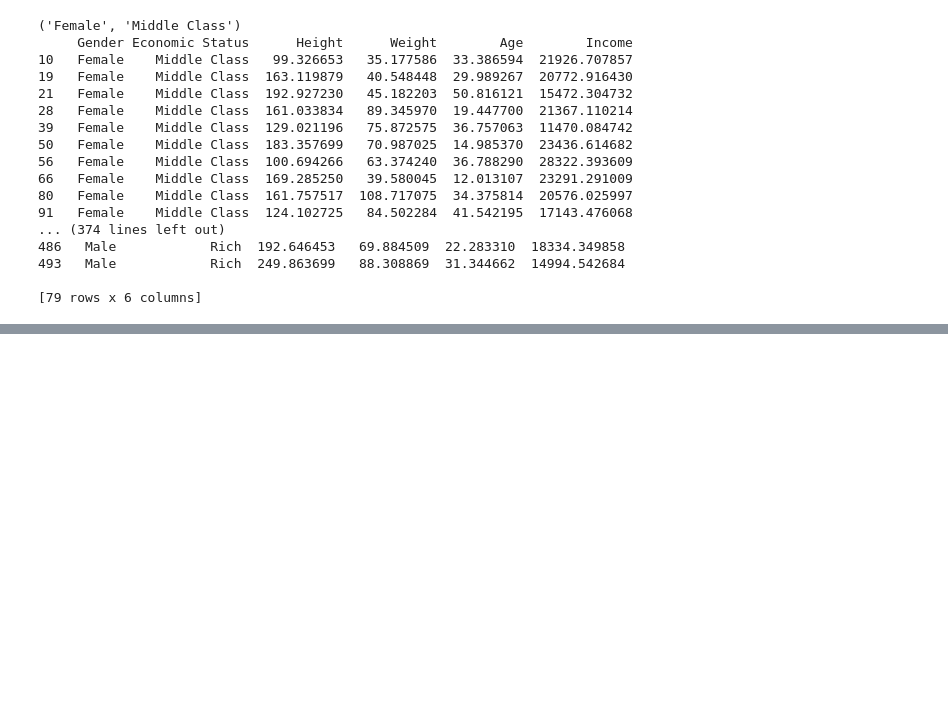
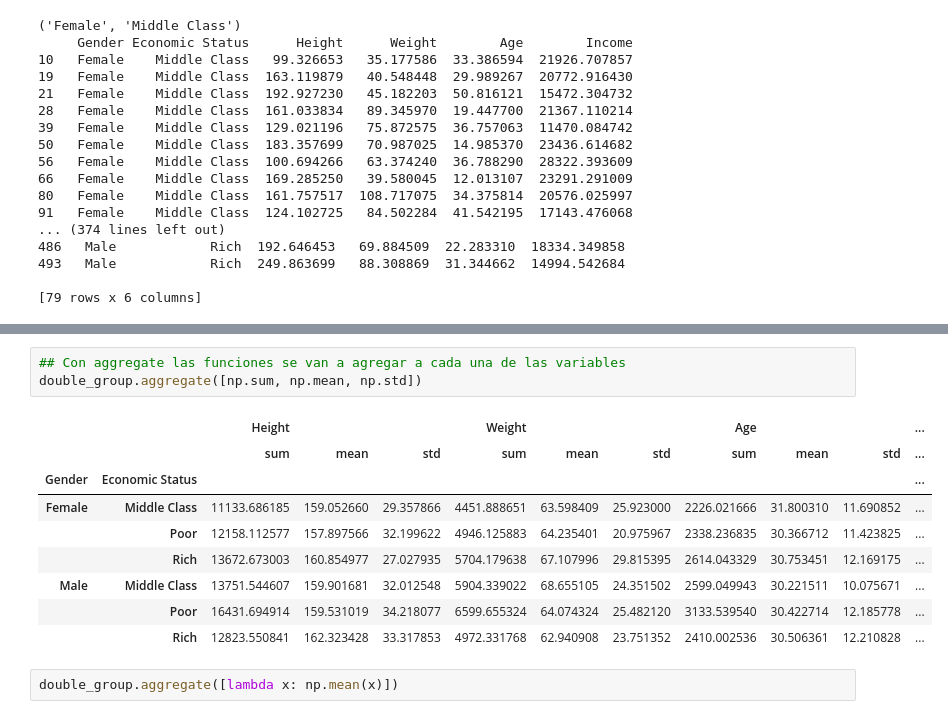
Before and after one commit to JCFlores93/ML-UDEMY, a Jupyter notebook: scripts/T2 - 3 - Data Cleaning - Agrupación de datos .ipynb, the cells around one changed output, grey strips where cells are left out. Drawn from its saved outputs; the diff is of its cells as text; blank space fills up the shorter version.

```diff
--- a/scripts/T2 - 3 - Data Cleaning - Agrupación de datos .ipynb
+++ b/scripts/T2 - 3 - Data Cleaning - Agrupación de datos .ipynb
@@ -150,0 +248,15 @@ for names, groups in double_group:
+# %%
+## Con aggregate las funciones se van a agregar a cada una de las variables
+double_group.aggregate([np.sum, np.mean, np.std])
+# %% [output]
+|  |  | Height |  |  | Weight |  |  | Age |  |  | ... |
+|  |  | sum | mean | std | sum | mean | std | sum | mean | std | ... |
+| Gender | Economic Status |  |  |  |  |  |  |  |  |  | ... |
+| Female | Middle Class | 11133.686185 | 159.052660 | 29.357866 | 4451.888651 | 63.598409 | 25.923000 | 2226.021666 | 31.800310 | 11.690852 | ... |
+|  | Poor | 12158.112577 | 157.897566 | 32.199622 | 4946.125883 | 64.235401 | 20.975967 | 2338.236835 | 30.366712 | 11.423825 | ... |
+|  | Rich | 13672.673003 | 160.854977 | 27.027935 | 5704.179638 | 67.107996 | 29.815395 | 2614.043329 | 30.753451 | 12.169175 | ... |
+| Male | Middle Class | 13751.544607 | 159.901681 | 32.012548 | 5904.339022 | 68.655105 | 24.351502 | 2599.049943 | 30.221511 | 10.075671 | ... |
+|  | Poor | 16431.694914 | 159.531019 | 34.218077 | 6599.655324 | 64.074324 | 25.482120 | 3133.539540 | 30.422714 | 12.185778 | ... |
+|  | Rich | 12823.550841 | 162.323428 | 33.317853 | 4972.331768 | 62.940908 | 23.751352 | 2410.002536 | 30.506361 | 12.210828 | ... |
+# %%
+double_group.aggregate([lambda x: np.mean(x)])
```
Also changed, not shown: parts of 9 cells of this notebook.
